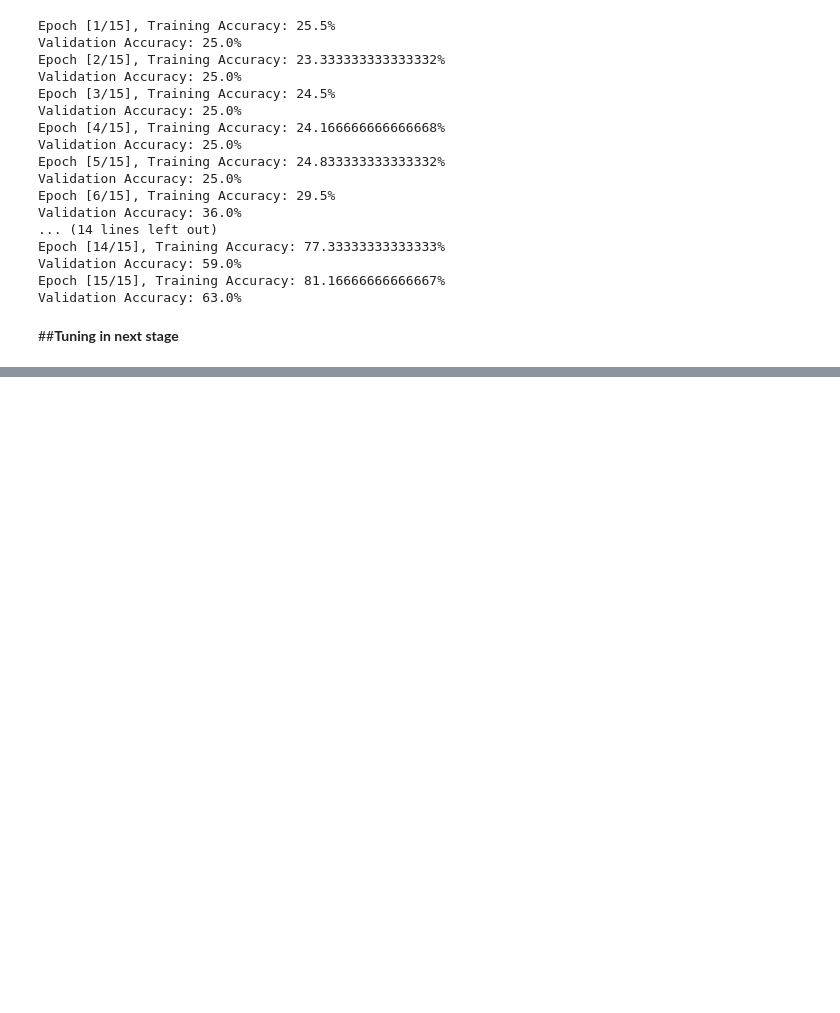
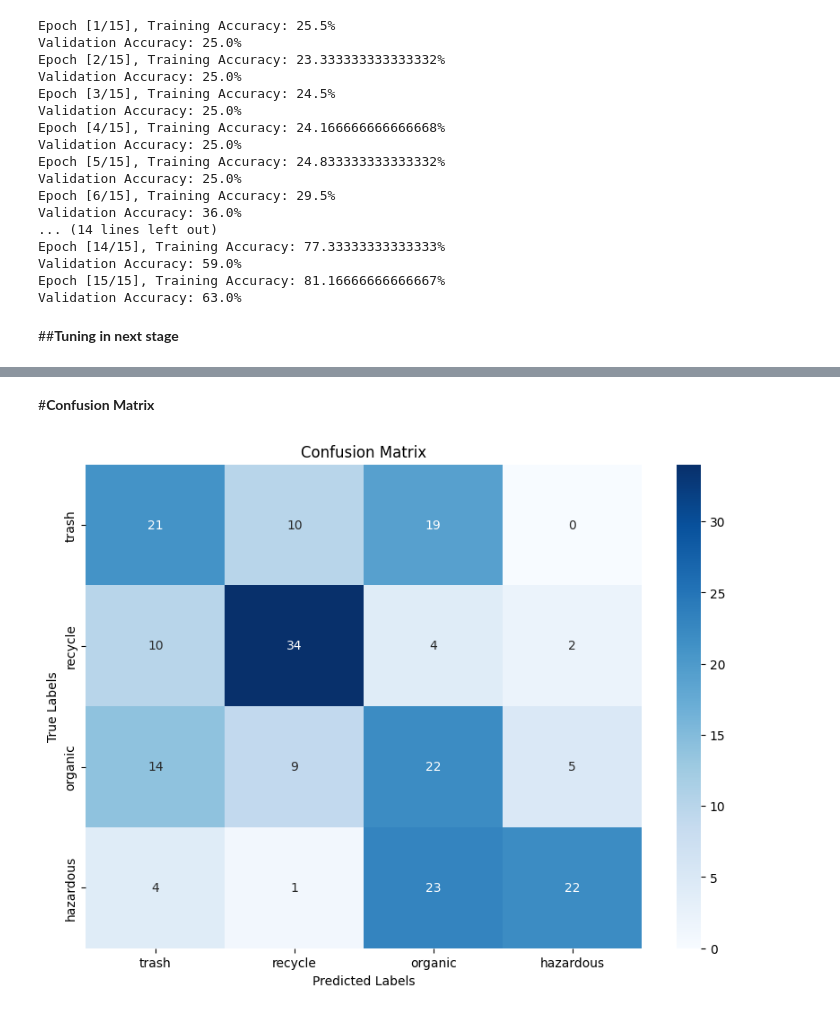
Before and after one commit to WYJ1213/APS360_2024_Winter_Project, a Jupyter notebook: CNN_Model_VGG.ipynb, the cells around one changed output, grey strips where cells are left out. Saved outputs shown, nothing was run; the diff lists cells and outputs as text; code cells hidden in the pictures; blank space fills up the shorter version.

```diff
--- a/CNN_Model_VGG.ipynb
+++ b/CNN_Model_VGG.ipynb
@@ -59,13 +60,10 @@ Class names for one batch: ['organics', 'trash', 'organics', 'organics', 'recycl
 # %% [markdown]
 ##**Check labels for the validation data**
 # %%
-i=0
 for images, labels in validation_loader:
-    while(i<3):
      print("Labels for one batch:", labels)
      print("Class names for one batch:", [list(val_dataset.class_to_idx.keys())[list(val_dataset.class_to_idx.values()).index(label)] for label in labels])
      i+=1 # Only look at the first batch
-    break
 # %% [output]
 Labels for one batch: tensor([0, 0, 0, 0, 0, 0, 0, 0, 0, 0, 0, 0, 0, 0, 0, 0, 0, 0, 0, 0, 0, 0, 0, 0,
         0, 0, 0, 0, 0, 0, 0, 0])
@@ -301,0 +353,46 @@ def train(train_loader, validation_loader,num_epochs, learning_rate, batch_size=
+# %% [markdown]
+#**Confusion Matrix**
+# %%
+# Ensure the model is in evaluation mode
+vgg16.eval()
+
+all_preds = []
+all_labels = []
+
+# Disable gradient computation for efficiency
+with torch.no_grad():
+    for images, labels in validation_loader:
+        images, labels = images.to(device), labels.to(device)
+        outputs = vgg16(images)
+
+        # Convert outputs probabilities to predicted class (max probability)
+        _, preds = torch.max(outputs, 1)
+
+        # Move predictions and labels to CPU and convert them to numpy arrays
+        all_preds.extend(preds.cpu().numpy())
+        all_labels.extend(labels.cpu().numpy())
+# %%
+from sklearn.metrics import confusion_matrix
+import numpy as np
+
+# Convert lists to numpy arrays
+all_preds = np.array(all_preds)
+all_labels = np.array(all_labels)
+
+# Generate the confusion matrix
+cm = confusion_matrix(all_labels, all_preds)
+# %%
+import matplotlib.pyplot as plt
+import seaborn as sns
+
+# Set the labels names
+labels_names = ['trash','recycle','organic', 'hazardous']
+
+plt.figure(figsize=(10, 7))
+sns.heatmap(cm, annot=True, fmt="d", cmap='Blues', xticklabels=labels_names, yticklabels=labels_names)
+plt.title('Confusion Matrix')
+plt.xlabel('Predicted Labels')
+plt.ylabel('True Labels')
+plt.show()
+# %% [output]
+[figure, added]
```
Also changed, not shown: parts of 5 cells of this notebook.
